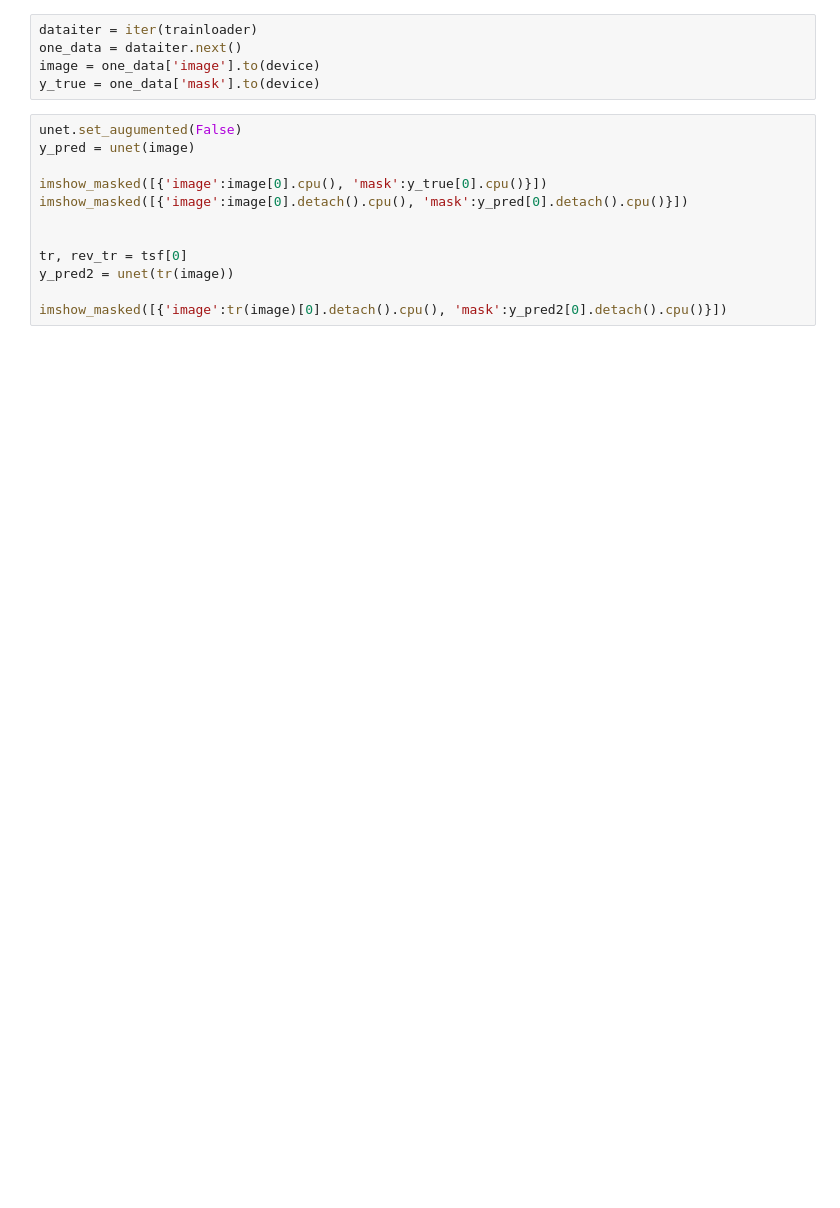
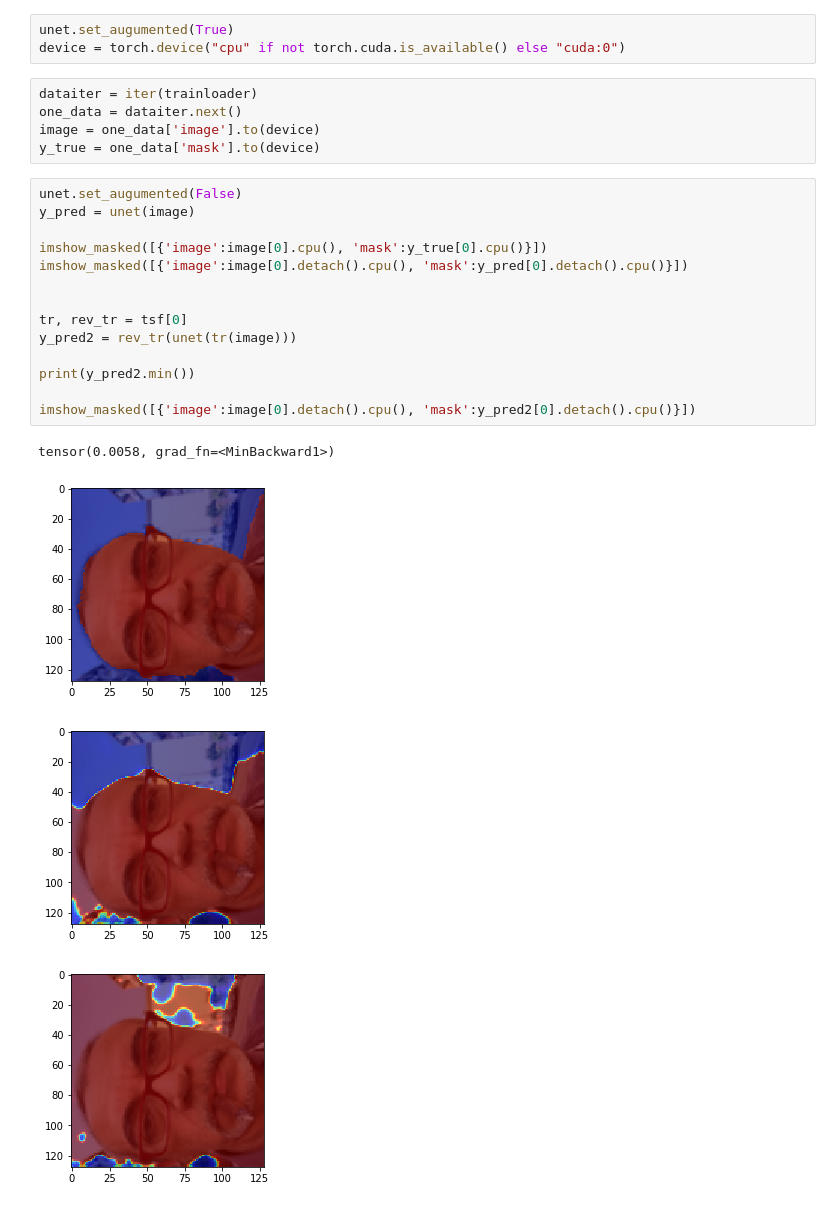
Before and after one commit to kboroszko/NN2, a Jupyter notebook: third_self_aug.ipynb, the cells around one changed output. Drawn from its saved outputs; the diff is of its cells as text; blank space fills up the shorter version.

```diff
--- a/third_self_aug.ipynb
+++ b/third_self_aug.ipynb
@@ -642,3 +656,6 @@ unet.set_augumented(False)
+# %%
+unet.set_augumented(True)
+device = torch.device("cpu" if not torch.cuda.is_available() else "cuda:0")
 # %%
 dataiter = iter(trainloader)
 one_data = dataiter.next()
@@ -647,13 +664,20 @@ y_true = one_data['mask'].to(device)
 # %%
 unet.set_augumented(False)
 y_pred = unet(image)
 
 imshow_masked([{'image':image[0].cpu(), 'mask':y_true[0].cpu()}])
 imshow_masked([{'image':image[0].detach().cpu(), 'mask':y_pred[0].detach().cpu()}])
 
 
 tr, rev_tr = tsf[0]
-y_pred2 = unet(tr(image))
+y_pred2 = rev_tr(unet(tr(image)))
 
-imshow_masked([{'image':tr(image)[0].detach().cpu(), 'mask':y_pred2[0].detach().cpu()}])
+print(y_pred2.min())
+
+imshow_masked([{'image':image[0].detach().cpu(), 'mask':y_pred2[0].detach().cpu()}])
+# %% [output]
+tensor(0.0058, grad_fn=<MinBackward1>)
+[figure, added]
+[figure, added]
+[figure, added]
 # %%
```
Also changed, not shown: parts of 22 cells of this notebook, 8 other files.
